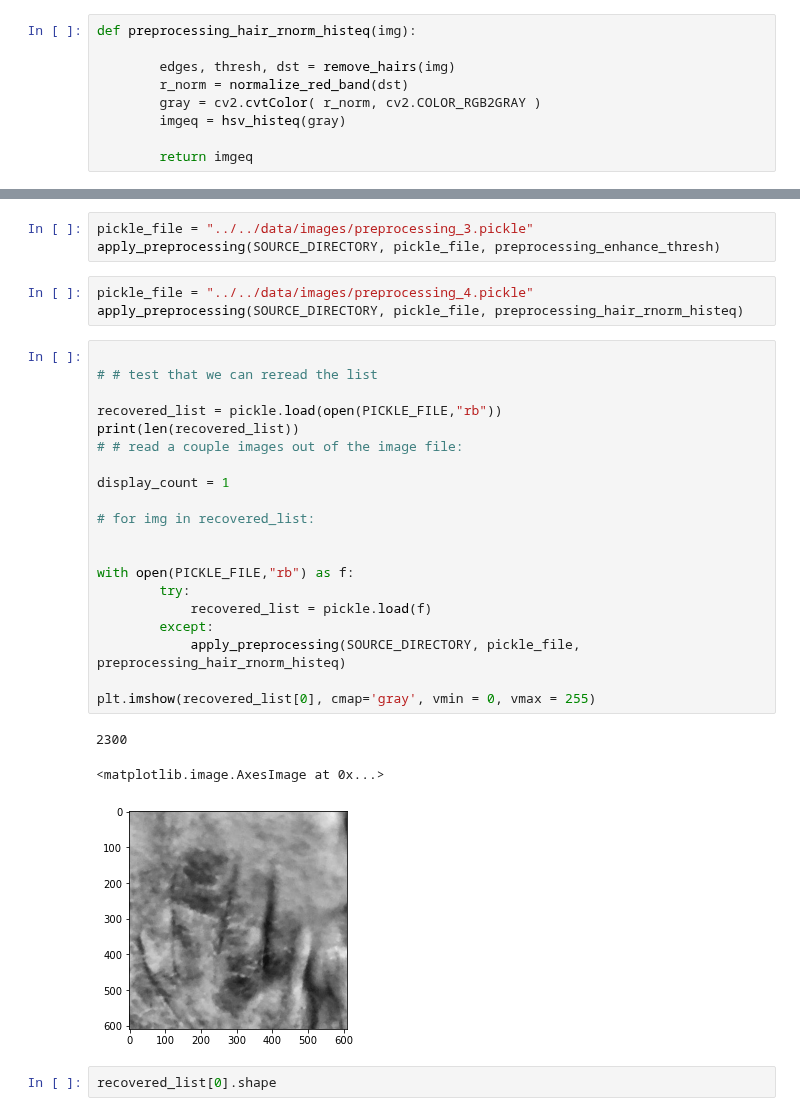
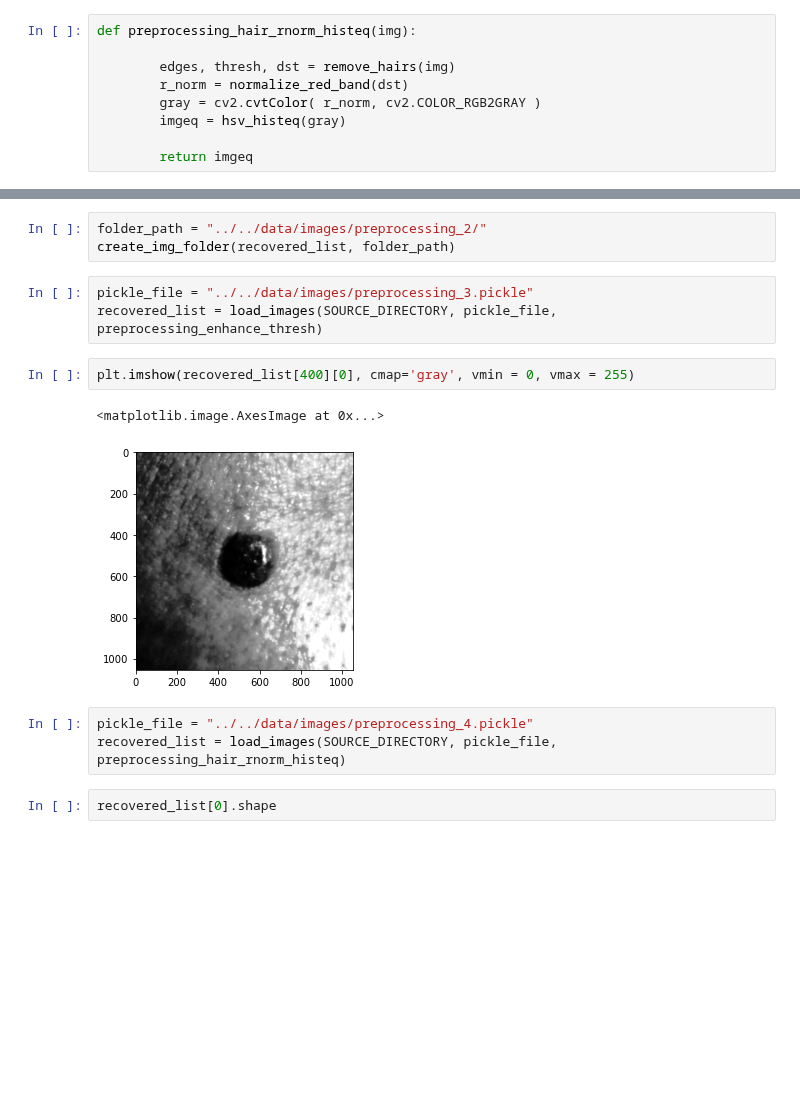
Before and after one commit to CEDipEngineering/ComputerAidedSkinCancerIdentificationAndDiagnosis, a Jupyter notebook: experiments/gabriella/Preprocessing_tests.ipynb, the cells around one changed output, grey strips where cells are left out. Saved outputs shown, nothing was run; the diff lists cells and outputs as text; blank space fills up the shorter version.

```diff
--- a/experiments/gabriella/Preprocessing_tests.ipynb
+++ b/experiments/gabriella/Preprocessing_tests.ipynb
@@ -166,33 +180,17 @@ apply_preprocessing(SOURCE_DIRECTORY, pickle_file, preprocessing_lab_histeq)
+# %%
+folder_path = "../../data/images/preprocessing_2/"
+create_img_folder(recovered_list, folder_path)
 # %%
 pickle_file = "../../data/images/preprocessing_3.pickle"
-apply_preprocessing(SOURCE_DIRECTORY, pickle_file, preprocessing_enhance_thresh)
+recovered_list = load_images(SOURCE_DIRECTORY, pickle_file, preprocessing_enhance_thresh)
+# %%
+plt.imshow(recovered_list[400][0], cmap='gray', vmin = 0, vmax = 255)
+# %% [output]
+<matplotlib.image.AxesImage at 0x...>
+[figure, added]
 # %%
 pickle_file = "../../data/images/preprocessing_4.pickle"
-apply_preprocessing(SOURCE_DIRECTORY, pickle_file, preprocessing_hair_rnorm_histeq)
+recovered_list = load_images(SOURCE_DIRECTORY, pickle_file, preprocessing_hair_rnorm_histeq)
-# %%
-
-# # test that we can reread the list
-
-recovered_list = pickle.load(open(PICKLE_FILE,"rb"))
-print(len(recovered_list))
-# # read a couple images out of the image file:
-
-display_count = 1
-
-# for img in recovered_list:
-
-
-with open(PICKLE_FILE,"rb") as f:
-        try:
-            recovered_list = pickle.load(f)
-        except:
-            apply_preprocessing(SOURCE_DIRECTORY, pickle_file, preprocessing_hair_rnorm_histeq)
-
-plt.imshow(recovered_list[0], cmap='gray', vmin = 0, vmax = 255)
-# %% [output]
-2300
-<matplotlib.image.AxesImage at 0x...>
-[figure, removed]
 # %%
 recovered_list[0].shape
 # %% [output]
```
Also changed, not shown: parts of 11 cells of this notebook.
